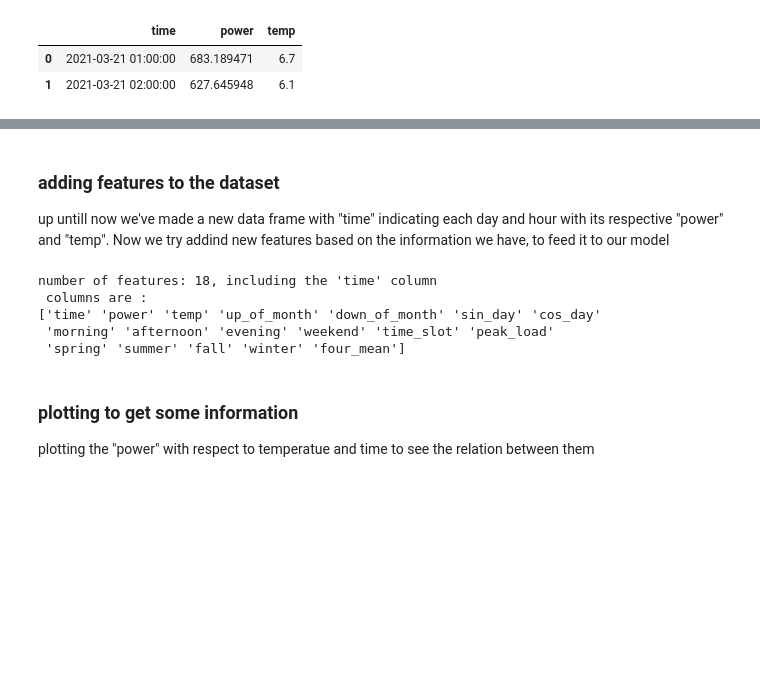
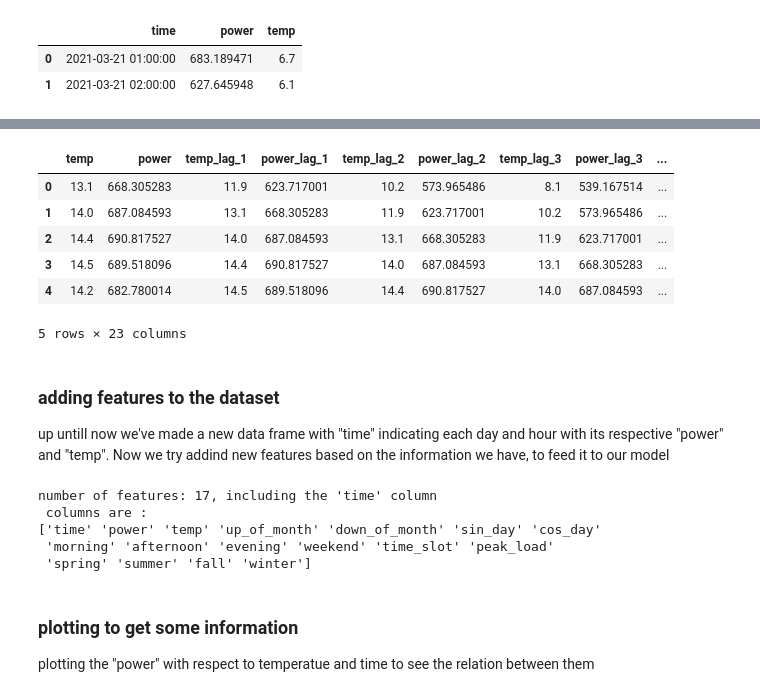
Before and after one commit to amirhosseinamerimanesh/Load-Forecasting-Machine-Learing, a Jupyter notebook: load_forecasting_ml.ipynb, the cells around one changed output, grey strips where cells are left out. Drawn from its saved outputs; the diff is of its cells as text; code cells hidden in the pictures; blank space fills up the shorter version.

Commit message:
minor changes, need to fix the data shapes

```diff
--- a/load_forecasting_ml.ipynb
+++ b/load_forecasting_ml.ipynb
@@ -77,3 +77,46 @@ concat_df.head(2)
 |  | time | power | temp |
 | 0 | 2021-03-21 01:00:00 | 683.189471 | 6.7 |
 | 1 | 2021-03-21 02:00:00 | 627.645948 | 6.1 |
+# %%
+import pandas as pd
+
+def create_windowed_data(data, window_size):
+    """
+    Create windowed data for time series prediction.
+
+    Parameters:
+    - data: pandas DataFrame with columns 'temp' and 'power'
+    - window_size: size of the historical window
+
+    Returns:
+    - windowed_df: pandas DataFrame with windowed data and additional features
+    """
+
+    # Ensure the input DataFrame has the required columns
+    if 'temp' not in data.columns or 'power' not in data.columns:
+        raise ValueError("Input DataFrame must have 'temp' and 'power' columns.")
+
+    # Create empty DataFrame to store windowed data
+    windowed_df = pd.DataFrame()
+
+    # Include original features
+    windowed_df['temp'] = data['temp']
+    windowed_df['power'] = data['power']
+
+    # Create lag features for the specified window size
+    for i in range(1, window_size + 1):
+        windowed_df[f'temp_lag_{i}'] = data['temp'].shift(i)
+        windowed_df[f'power_lag_{i}'] = data['power'].shift(i)
+
+    # Add the target variable (power) shifted by one time step
+    windowed_df['target_power'] = data['power'].shift(-1)
+
+    # Drop rows with NaN values introduced by shifting
+    windowed_df = windowed_df.dropna().reset_index(drop=True)
+
+    return windowed_df
+
+# Example usage:
+# Assuming 'original_df' is your original DataFrame with 'temp' and 'power' columns
+window_size = 10
+windowed_data = create_windowed_data(concat_df, window_size)
@@ -80,3 +143,13 @@ concat_df.head(2)
+# %%
+windowed_data.head()
+# %% [output]
+|  | temp | power | temp_lag_1 | power_lag_1 | temp_lag_2 | power_lag_2 | temp_lag_3 | power_lag_3 | ... |
+| 0 | 13.1 | 668.305283 | 11.9 | 623.717001 | 10.2 | 573.965486 | 8.1 | 539.167514 | ... |
+| 1 | 14.0 | 687.084593 | 13.1 | 668.305283 | 11.9 | 623.717001 | 10.2 | 573.965486 | ... |
+| 2 | 14.4 | 690.817527 | 14.0 | 687.084593 | 13.1 | 668.305283 | 11.9 | 623.717001 | ... |
+| 3 | 14.5 | 689.518096 | 14.4 | 690.817527 | 14.0 | 687.084593 | 13.1 | 668.305283 | ... |
+| 4 | 14.2 | 682.780014 | 14.5 | 689.518096 | 14.4 | 690.817527 | 14.0 | 687.084593 | ... |
+5 rows × 23 columns
 # %% [markdown]
 ### adding features to the dataset
 up untill now we've made a new data frame with "time" indicating each day and hour with its respective "power" and "temp".
@@ -109,21 +182,21 @@ concat_df['fall']=((concat_df['month']>=9)&(concat_df['month']<=11)).astype(int)
 concat_df['winter']=((concat_df['month']==12)&(concat_df['month']<=2)).astype(int)
 
 # adding the mean of the past 4 "values" for each row
-previous_four_mean = np.array(concat_df["power"][0:4].values).astype(np.float32)
-for i in range(4,len(concat_df)):
-  previous_four_mean = np.append(previous_four_mean, concat_df["power"][i-4:i].values.mean()).astype(np.float32)
-concat_df["four_mean"] = previous_four_mean
+# previous_four_mean = np.array(concat_df["power"][0:4].values).astype(np.float32)
+# for i in range(4,len(concat_df)):
+#   previous_four_mean = np.append(previous_four_mean, concat_df["power"][i-4:i].values.mean()).astype(np.float32)
+# concat_df["four_mean"] = previous_four_mean
 
 # dropping non-informative columns
 concat_df.drop( ["day", "week_day", "month","hour"] , axis = 1, inplace = True)
 
 print(f"number of features: {len(concat_df.columns)}, including the 'time' column\n columns are :\n{concat_df.columns.values}")
 # %% [output]
-number of features: 18, including the 'time' column
+number of features: 17, including the 'time' column
  columns are :
 ['time' 'power' 'temp' 'up_of_month' 'down_of_month' 'sin_day' 'cos_day'
  'morning' 'afternoon' 'evening' 'weekend' 'time_slot' 'peak_load'
- 'spring' 'summer' 'fall' 'winter' 'four_mean']
+ 'spring' 'summer' 'fall' 'winter']
 # %% [markdown]
 ### plotting to get some information
 plotting the "power" with respect to temperatue and time to see the relation between them
```
Also changed, not shown: parts of 4 cells of this notebook.
